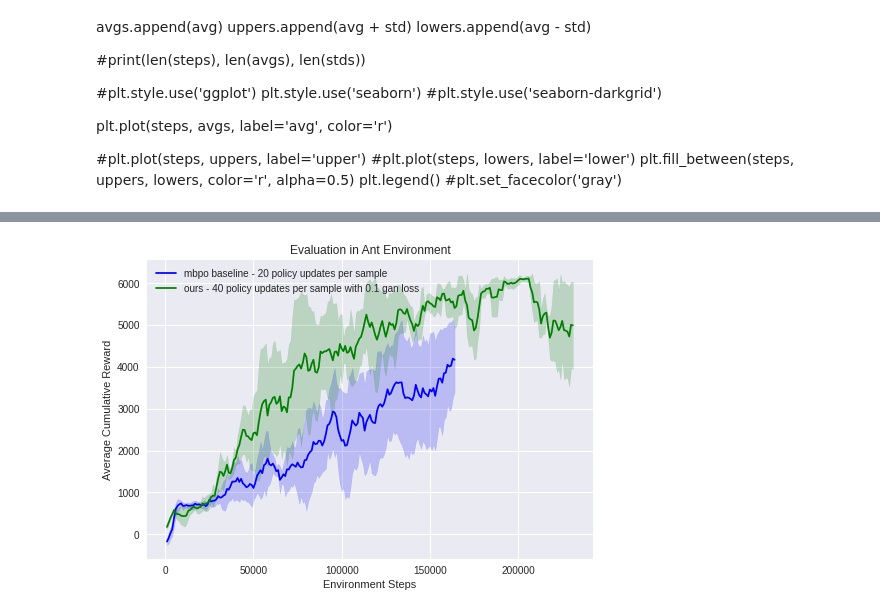
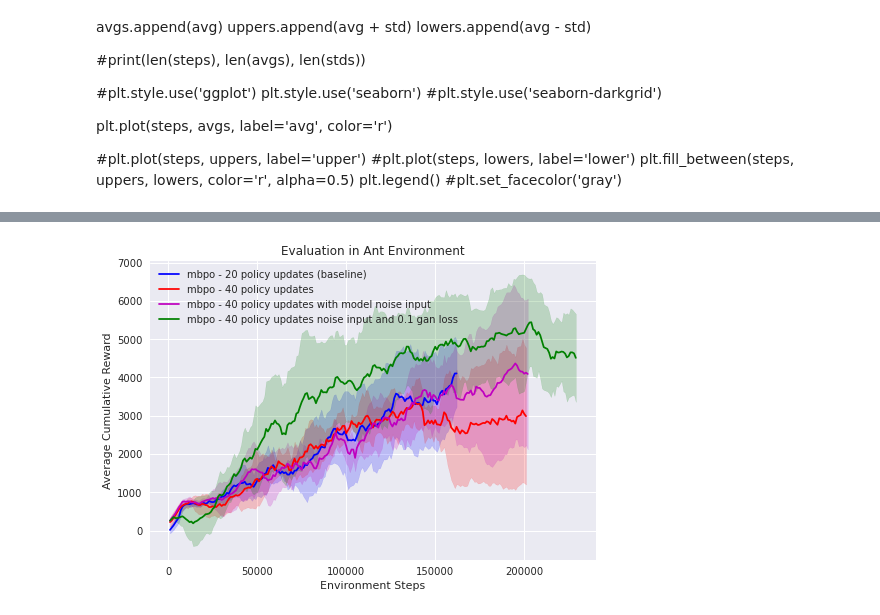
Before and after one commit to tim-ts-chu/mbpo, a Jupyter notebook: hypo-plot.ipynb, the cells around one changed output, grey strips where cells are left out. Cells and saved outputs as stored; diff of their text form; code cells hidden in the pictures.

```diff
--- a/hypo-plot.ipynb
+++ b/hypo-plot.ipynb
@@ -311,73 +311,73 @@ hypo1 = {
         '/mnt/brain1/scratch/timchu/AntTruncatedObs/defaults/seed:6663_2021-03-23_01-25-57ot44sqng/events.out.tfevents.1616477569.deeplearn11',
     ],
     'tag': 'ray/tune/evaluation/return-average',
-    'label': 'mbpo baseline - 20 policy updates per sample',
+    'label': 'mbpo - 20 policy updates (baseline)',
     'color': 'b'
 }
 hypo2 = {
     'event_files': [
         '/home/timchu/data/AntTruncatedObsNoisyAct/defaults/seed:1032_2021-04-23_13-42-582eu1v076/events.out.tfevents.1619200590.deeplearn17',
-        #'/home/timchu/data/AntTruncatedObsNoisyAct/defaults/seed:1462_2021-04-23_13-42-57oiqgji1i/events.out.tfevents.1619200574.deeplearn17',
+        '/home/timchu/data/AntTruncatedObsNoisyAct/defaults/seed:1462_2021-04-23_13-42-57oiqgji1i/events.out.tfevents.1619200574.deeplearn17',
         '/home/timchu/data/AntTruncatedObsNoisyAct/defaults/seed:2939_2021-04-23_13-42-5695d396eg/events.out.tfevents.1619200579.deeplearn17',
         '/home/timchu/data/AntTruncatedObsNoisyAct/defaults/seed:8605_2021-04-23_13-42-56lpqvqpgk/events.out.tfevents.1619200577.deeplearn17',
     ],
     'tag': 'ray/tune/evaluation/return-average',
-    'label': 'ours - 40 policy updates per sample with 0.1 gan loss',
+    'label': 'mbpo - 40 policy updates noise input and 0.1 gan loss',
     'color': 'g'
 }
 hypo3 = {
     'event_files': [
-        '/home/timchu/data/AntTruncatedObsNoisyAct/defaults/seed:1214_2021-04-18_17-38-25rzj6edk0/events.out.tfevents.1618782346.deeplearn17',
-        '/home/timchu/data/AntTruncatedObsNoisyAct/defaults/seed:2890_2021-04-18_17-38-19vfwlsb0_/events.out.tfevents.1618782345.deeplearn17',
-        '/home/timchu/data/AntTruncatedObsNoisyAct/defaults/seed:6146_2021-04-18_17-38-21a2rprv2i/events.out.tfevents.1618782345.deeplearn17',
-        '/home/timchu/data/AntTruncatedObsNoisyAct/defaults/seed:9502_2021-04-18_17-38-1909uq8tc6/events.out.tfevents.1618782340.deeplearn17',
+        '/home/timchu/data/AntTruncatedObsNoisyAct/defaults/seed:2571_2021-04-27_16-46-13btlbdii1/events.out.tfevents.1619557130.deeplearn17',
+        '/home/timchu/data/AntTruncatedObsNoisyAct/defaults/seed:2599_2021-04-27_16-46-11dbxv0d6y/events.out.tfevents.1619557133.deeplearn17',
+        '/home/timchu/data/AntTruncatedObsNoisyAct/defaults/seed:2774_2021-04-27_16-46-14i7y0dyvk/events.out.tfevents.1619557128.deeplearn17',
+        '/home/timchu/data/AntTruncatedObsNoisyAct/defaults/seed:9976_2021-04-27_16-46-15aj2ge4f2/events.out.tfevents.1619557112.deeplearn17',
     ],
     'tag': 'ray/tune/evaluation/return-average',
-    'label': 'mbpo-torch - 0.1 env noise',
-    'color': 'c'
+    'label': 'mbpo - 40 policy updates',
+    'color': 'r'
 }
 hypo4 = {
     'event_files': [
-        '/home/timchu/data/AntTruncatedObsNoisyAct/defaults/seed:1904_2021-04-21_22-31-080d_slwlv/events.out.tfevents.1619059293.deeplearn17',
-        '/home/timchu/data/AntTruncatedObsNoisyAct/defaults/seed:2543_2021-04-21_22-31-11exnncakn/events.out.tfevents.1619059303.deeplearn17',
-        '/home/timchu/data/AntTruncatedObsNoisyAct/defaults/seed:4647_2021-04-21_22-31-08ibaxrmrh/events.out.tfevents.1619059297.deeplearn17',
-        '/home/timchu/data/AntTruncatedObsNoisyAct/defaults/seed:925_2021-04-21_22-31-087kbqcrk2/events.out.tfevents.1619059296.deeplearn17',
+        '/home/timchu/data/AntTruncatedObsNoisyAct/defaults/seed:1740_2021-04-27_16-55-43z4ckch0e/events.out.tfevents.1619557676.deeplearn17',
+        '/home/timchu/data/AntTruncatedObsNoisyAct/defaults/seed:4343_2021-04-27_16-55-386roz1yjd/events.out.tfevents.1619557670.deeplearn17',
+        '/home/timchu/data/AntTruncatedObsNoisyAct/defaults/seed:5220_2021-04-27_16-55-29dq500qzk/events.out.tfevents.1619557659.deeplearn17',
+        '/home/timchu/data/AntTruncatedObsNoisyAct/defaults/seed:6687_2021-04-27_16-55-34szdkz6zy/events.out.tfevents.1619557660.deeplearn17',
 
     ],
     'tag': 'ray/tune/evaluation/return-average',
-    'label': 'mbpo-torch - 0.1 env noise with 0.1 gan loss',
+    'label': 'mbpo - 40 policy updates with model noise input',
     'color': 'm'
 }
 hypo5 = {
     'event_files': [
         '/home/timchu/data/AntTruncatedObsNoisyAct/defaults/seed:2447_2021-04-20_22-14-14kn5q9kbv/events.out.tfevents.1618971720.deeplearn17',
         '/home/timchu/data/AntTruncatedObsNoisyAct/defaults/seed:8599_2021-04-20_22-14-13n5omcmia/events.out.tfevents.1618971711.deeplearn17',
         '/home/timchu/data/AntTruncatedObsNoisyAct/defaults/seed:8682_2021-04-20_22-14-16obti6qt_/events.out.tfevents.1618971719.deeplearn17',
         '/home/timchu/data/AntTruncatedObsNoisyAct/defaults/seed:9081_2021-04-20_22-14-18277819vf/events.out.tfevents.1618971721.deeplearn17',
     ],
     'tag': 'ray/tune/evaluation/return-average',
     'label': 'mbpo-torch - 0.3 env noise',
-    'color': 'r'
+    'color': 'y'
 }
 hypo6 = {
     'event_files': [
         '/home/timchu/data/AntTruncatedObsNoisyAct/defaults/seed:6434_2021-04-20_23-17-29cqngvexf/events.out.tfevents.1618975622.deeplearn17',
         '/home/timchu/data/AntTruncatedObsNoisyAct/defaults/seed:8554_2021-04-20_23-17-31y_9gdebh/events.out.tfevents.1618975626.deeplearn17',
         '/home/timchu/data/AntTruncatedObsNoisyAct/defaults/seed:8554_2021-04-20_23-17-36bfe8skvh/events.out.tfevents.1618975633.deeplearn17',
         '/home/timchu/data/AntTruncatedObsNoisyAct/defaults/seed:8981_2021-04-20_23-17-33amf2nl6_/events.out.tfevents.1618975629.deeplearn17',
     ],
     'tag': 'ray/tune/evaluation/return-average',
     'label': 'mbpo-torch - 0.3 env noise with 0.1 gan loss',
-    'color': 'y'
+    'color': 'c'
 }
 
 
 exp = {
-    'hypos': [hypo1, hypo2],
+    'hypos': [hypo1, hypo3, hypo4, hypo2],
     'title': 'Evaluation in Ant Environment',
     'xlabel': 'Environment Steps',
     'ylabel': 'Average Cumulative Reward',
 }
-draw_exp(exp, smooth=7)
+draw_exp(exp, smooth=11)
 # %% [output]
-[figure, old version]
+[figure, new version]
```
Also changed, not shown: parts of 8 cells of this notebook, 4 other files.
